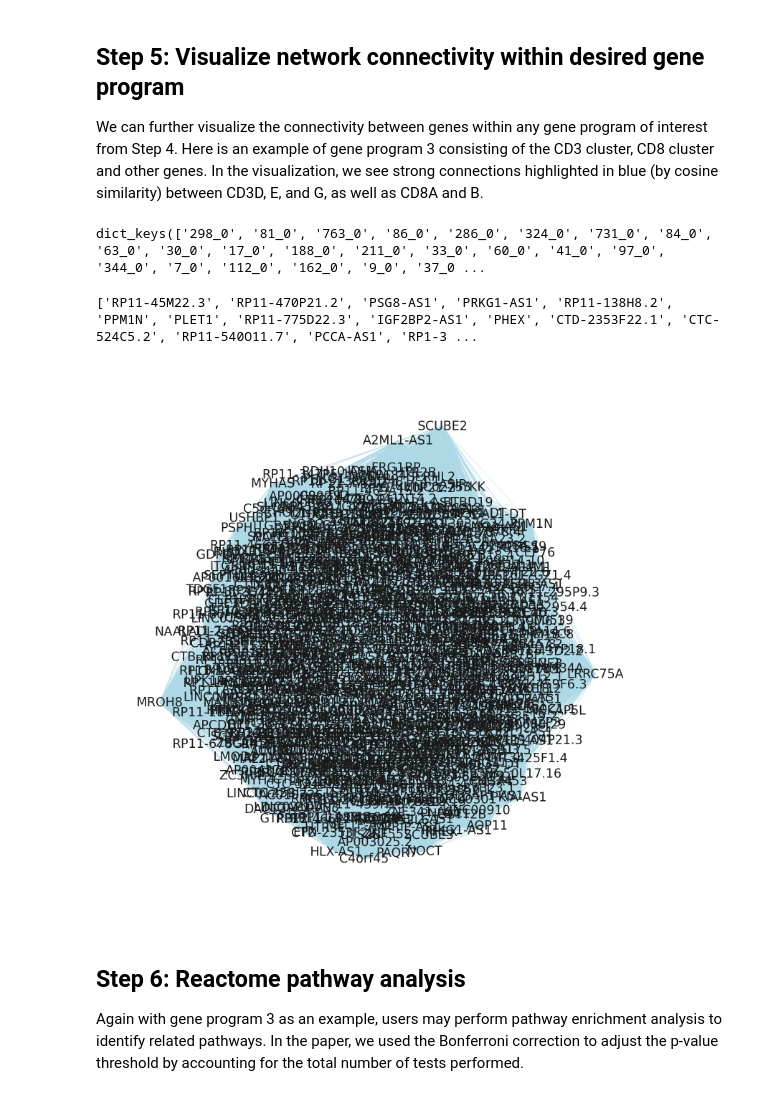
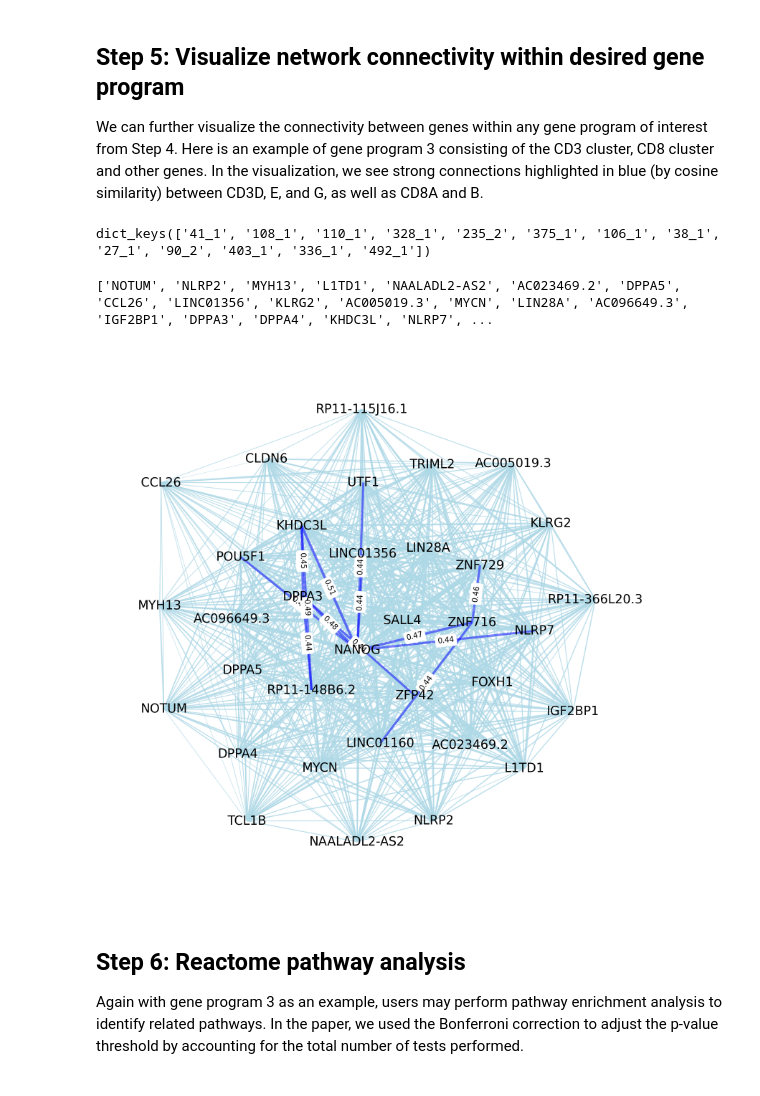
Before and after one commit to a93sokol/scGPT_reproduce, a Jupyter notebook: tutorials/Tutorial_GRN.ipynb, the cells around one changed output. Saved outputs shown, nothing was run; the diff lists cells and outputs as text; code cells hidden in the pictures.

Commit message:
expanded perturbations, added plots

```diff
--- a/tutorials/Tutorial_GRN.ipynb
+++ b/tutorials/Tutorial_GRN.ipynb
@@ -251,6 +238,6 @@ Type:      method
 # %%
 # Perform Louvain clustering with desired resolution; here we specify resolution=40
-gdata = embed.get_adata(resolution=4)
+gdata = embed.get_adata(resolution=40)
 # Retrieve the gene clusters
 metagenes = embed.get_metagenes(gdata)
 # %% [markdown]
@@ -260,14 +247,14 @@ metagenes = embed.get_metagenes(gdata)
 mgs = dict()
 for mg, genes in metagenes.items():
     if len(genes) > 3:
-        mgs[f'{mg}_{c}'] = genes
+        mgs[f'{mg}'] = genes
 # %%
 # Obtain the set of gene programs from clusters with #genes >= 5
 mgs = dict()
 for mg, genes in metagenes.items():
     if len(genes) > 2:
         c = 0
-        for oksm in ['OCT4', 'SOX2', 'KLF4', 'MYC']:
+        for oksm in ['OCT4', 'SOX2', 'KLF4', 'MYC', 'POU5F1']:
             for g in genes:
                 if oksm in g:
                     print(mg, oksm)
@@ -311,10 +298,10 @@ We can further visualize the connectivity between genes within any gene program
 # %%
 mgs.keys()
 # %% [output]
-dict_keys(['298_0', '81_0', '763_0', '86_0', '286_0', '324_0', '731_0', '84_0', '63_0', '30_0', '17_0', '188_0', '211_0', '33_0', '60_0', '41_0', '97_0', '344_0', '7_0', '112_0', '162_0', '9_0', '37_0 ...
+dict_keys(['41_1', '108_1', '110_1', '328_1', '235_2', '375_1', '106_1', '38_1', '27_1', '90_2', '403_1', '336_1', '492_1'])
 # %%
 # Retrieve gene program 3 which contains the CD3 gene set
-CD_genes = mgs['0_0']
+CD_genes = mgs['90_2']
 print(CD_genes)
 # Compute cosine similarities among genes in this gene program
 df_CD = pd.DataFrame(columns=['Gene', 'Similarity', 'Gene1'])
@@ -324,7 +311,7 @@ for i in tqdm.tqdm(CD_genes):
     df_CD = pd.concat([df_CD,df],axis=0)
 df_CD_sub = df_CD[df_CD['Similarity']<0.99].sort_values(by='Gene') # Filter out edges from each gene to itself
 # %% [output]
-['RP11-45M22.3', 'RP11-470P21.2', 'PSG8-AS1', 'PRKG1-AS1', 'RP11-138H8.2', 'PPM1N', 'PLET1', 'RP11-775D22.3', 'IGF2BP2-AS1', 'PHEX', 'CTD-2353F22.1', 'CTC-524C5.2', 'RP11-540O11.7', 'PCCA-AS1', 'RP1-3 ...
+['NOTUM', 'NLRP2', 'MYH13', 'L1TD1', 'NAALADL2-AS2', 'AC023469.2', 'DPPA5', 'CCL26', 'LINC01356', 'KLRG2', 'AC005019.3', 'MYCN', 'LIN28A', 'AC096649.3', 'IGF2BP1', 'DPPA3', 'DPPA4', 'KHDC3L', 'NLRP7', ...
 # %%
 # Creates a graph from the cosine similarity network
 input_node_weights = [(row['Gene'], row['Gene1'], round(row['Similarity'], 2)) for i, row in df_CD_sub.iterrows()]
@@ -332,7 +319,7 @@ G = nx.Graph()
 G.add_weighted_edges_from(input_node_weights)
 # %%
 # Plot the cosine similarity network; strong edges (> select threshold) are highlighted
-thresh = 0.6
+thresh = 0.43
 plt.figure(figsize=(20, 20))
 widths = nx.get_edge_attributes(G, 'weight')
 
@@ -345,34 +332,35 @@ width_large = {}
 width_small = {}
 for i, v in enumerate(list(widths.values())):
     if v > thresh:
         width_large[list(widths.keys())[i]] = v*10
     else:
         width_small[list(widths.keys())[i]] = max(v, 0)*10
 
 nx.draw_networkx_edges(G, pos,
                        edgelist = width_small.keys(),
                        width=list(width_small.values()),
                        edge_color='lightblue',
                        alpha=0.8)
 nx.draw_networkx_edges(G, pos,
                        edgelist = width_large.keys(),
                        width = list(width_large.values()),
                        alpha = 0.5,
                        edge_color = "blue",
                       )
 # node labels
 nx.draw_networkx_labels(G, pos, font_size=25, font_family="sans-serif")
 # edge weight labels
 d = nx.get_edge_attributes(G, "weight")
 edge_labels = {k: d[k] for k in elarge}
 nx.draw_networkx_edge_labels(G, pos, edge_labels, font_size=15)
 
 ax = plt.gca()
 ax.margins(0.08)
 plt.axis("off")
+plt.savefig('../dataIndepGRN.pdf',bbox_inches='tight')
 plt.show()
 # %% [output]
-[figure, old version]
+[figure, new version]
 # %%
 d
 # %% [markdown]
```
Also changed, not shown: parts of 3 cells of this notebook, 2 other files.
